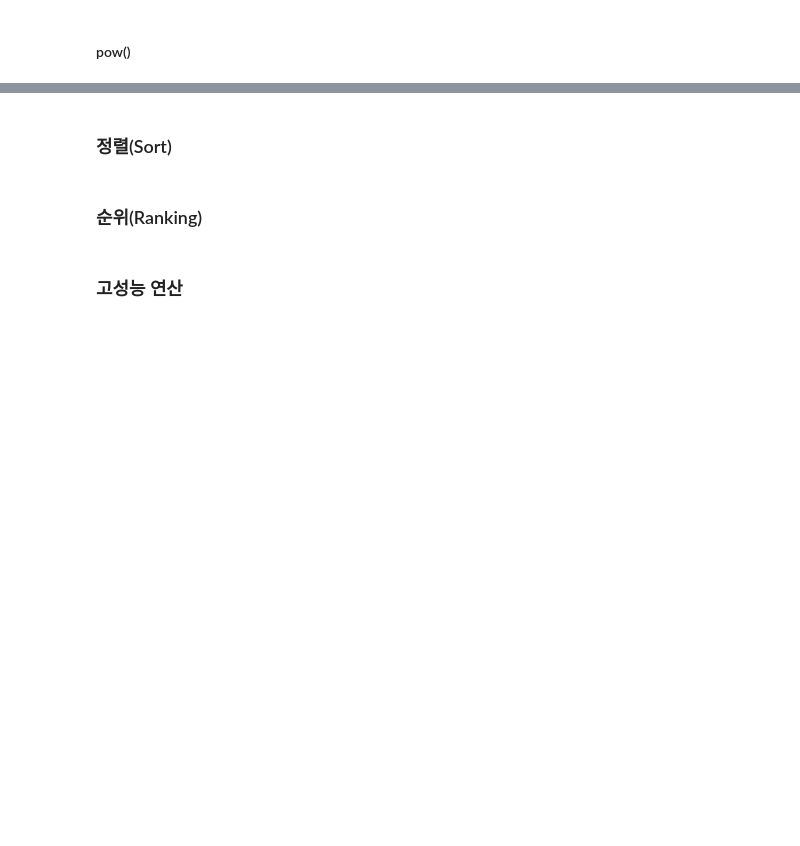
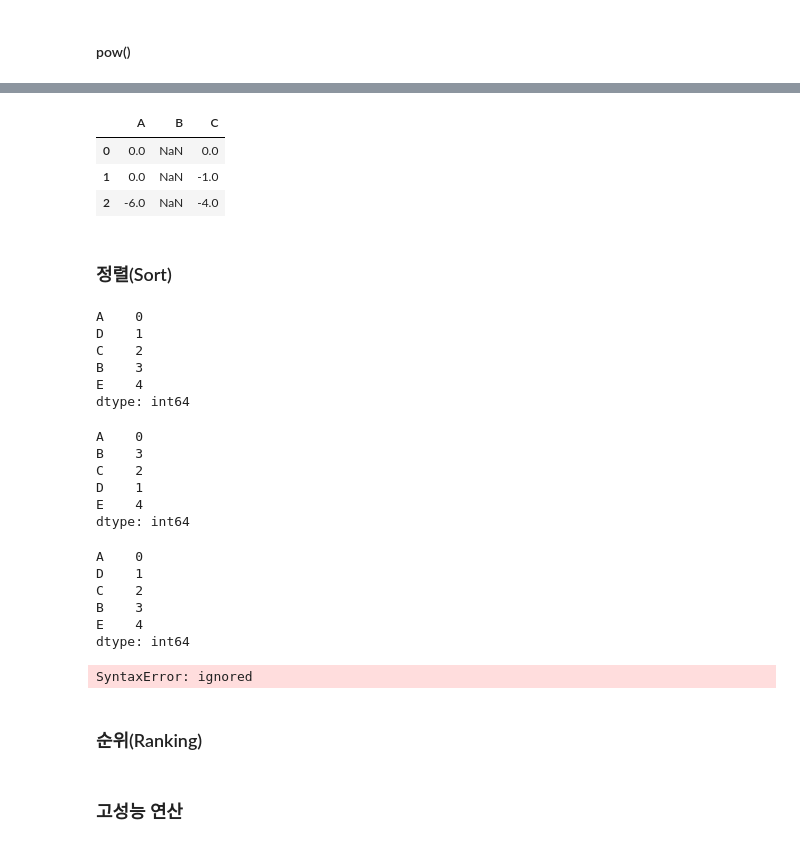
Before and after one commit to ggpp200/corap, a Jupyter notebook: _Pandas_한번에_제대로!!.ipynb, the cells around one changed output, grey strips where cells are left out. Cells and saved outputs as stored; diff of their text form; code cells hidden in the pictures; blank space fills up the shorter version.

```diff
--- a/_Pandas_한번에_제대로!!.ipynb
+++ b/_Pandas_한번에_제대로!!.ipynb
@@ -1217,5 +1278,44 @@ df.truediv(df.iloc[0])
+# %%
+df - row
+# %% [output]
+|  | A | B | C |
+| 0 | 0.0 | NaN | 0.0 |
+| 1 | 0.0 | NaN | -1.0 |
+| 2 | -6.0 | NaN | -4.0 |
 # %% [markdown]
 ### 정렬(Sort)
+# %%
+s = pd.Series(range(5), index = ['A','D', 'C', 'B', 'E'])
+s
+# %% [output]
+A    0
+D    1
+C    2
+B    3
+E    4
+dtype: int64
+# %%
+s.sort_index()
+# %% [output]
+A    0
+B    3
+C    2
+D    1
+E    4
+dtype: int64
+# %%
+s.sort_values()
+# %% [output]
+A    0
+D    1
+C    2
+B    3
+E    4
+dtype: int64
+# %%
+df = pd.DataFrame(np.random.randint*0, 10,(4, 4)), index = [2, 4, 1, 3], columns = list('BDAC'))
+# %% [output]
+SyntaxError: ignored
 # %% [markdown]
 ### 순위(Ranking)
 # %% [markdown]
```
Also changed, not shown: parts of 14 cells of this notebook.
